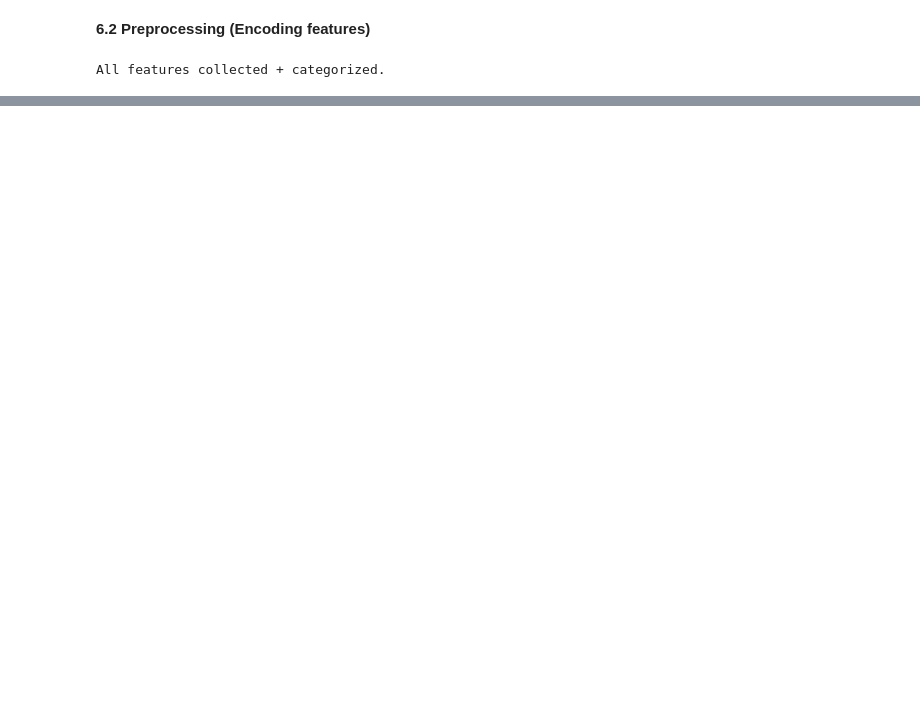
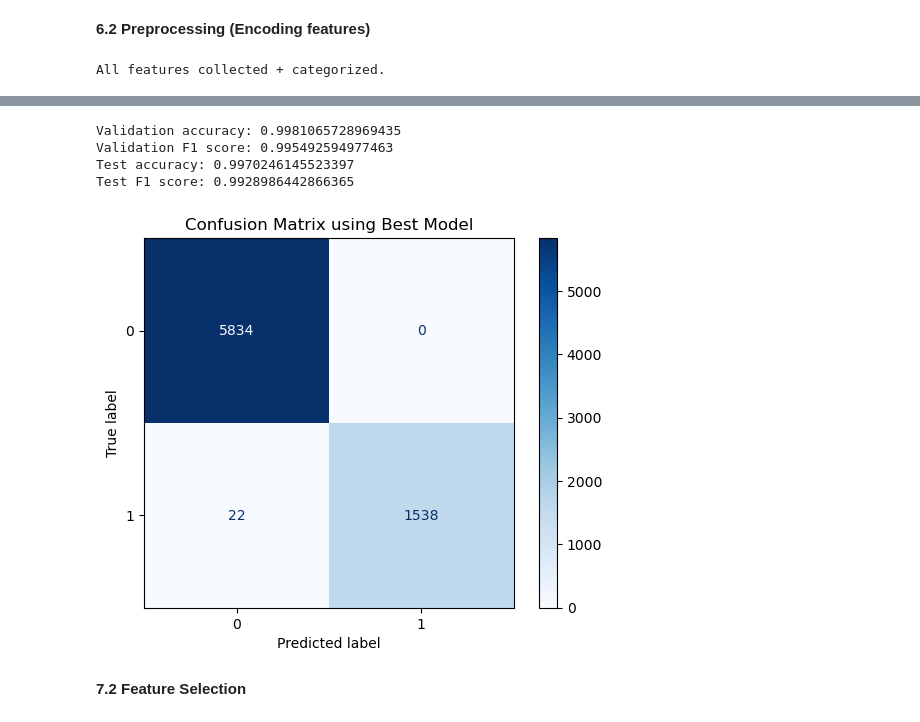
Before and after one commit to yxing12/data1030-load-default-prob, a Jupyter notebook: loan_default_prob_20w.ipynb, the cells around one changed output, grey strips where cells are left out. Cells and saved outputs as stored; diff of their text form; code cells hidden in the pictures; blank space fills up the shorter version.

```diff
--- a/loan_default_prob.ipynb
+++ b/loan_default_prob_20w.ipynb
@@ -1066,0 +1506,34 @@ Hence, we will use kfold instead of stratified kfold here.'''
+# %%
+from sklearn.metrics import accuracy_score, f1_score, confusion_matrix, ConfusionMatrixDisplay
+
+# Initialize the model
+model = XGBClassifier(random_state=42, colsample_bytree=0.9, subsample=0.8, max_depth=20,reg_alpha=0.1, reg_lambda=1.0)
+
+# Fit the model
+model.fit(df_train, y_train, eval_set=[(df_val, y_val)], verbose=False)
+
+# Predict on validation set
+y_val_pred = model.predict(df_val)
+
+print('Validation accuracy:', accuracy_score(y_val, y_val_pred))
+print('Validation F1 score:', f1_score(y_val, y_val_pred))
+
+# Predict on test set
+y_test_pred = model.predict(df_test)
+print('Test accuracy:', accuracy_score(y_test, y_test_pred))
+print('Test F1 score:', f1_score(y_test, y_test_pred))
+
+cm = confusion_matrix(y_test,y_test_pred)
+
+disp = ConfusionMatrixDisplay(confusion_matrix=cm)
+disp.plot(cmap=plt.cm.Blues)
+plt.title('Confusion Matrix using Best Model')
+plt.show()
+# %% [output]
+Validation accuracy: 0.9981065728969435
+Validation F1 score: 0.995492594977463
+Test accuracy: 0.9970246145523397
+Test F1 score: 0.9928986442866365
+[figure, added]
+# %% [markdown]
+**7.2 Feature Selection**
```
Also changed, not shown: parts of 72 cells of this notebook, 2 other files.
